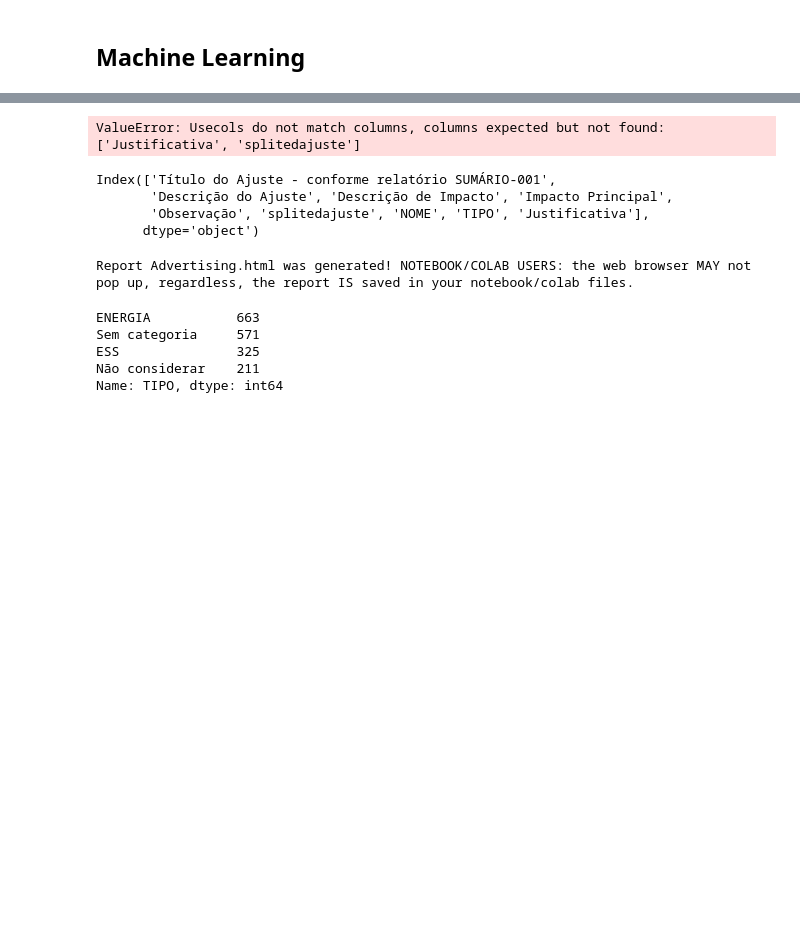
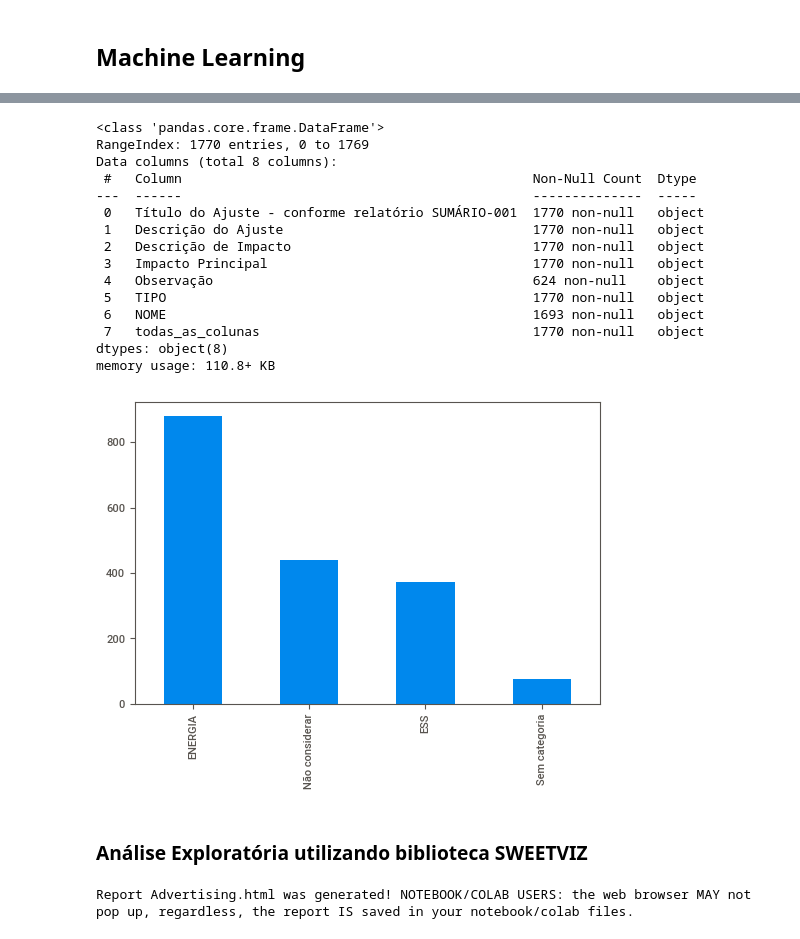
Before and after one commit to williamlapa/categorizar_ccee, a Jupyter notebook: William_categorizar.ipynb, the cells around one changed output, grey strips where cells are left out. Saved outputs shown, nothing was run; the diff lists cells and outputs as text; code cells hidden in the pictures; blank space fills up the shorter version.

```diff
--- a/William_categorizar.ipynb
+++ b/William_categorizar.ipynb
@@ -22,15 +33,42 @@ df.head()
-# %%
-df = pd.read_excel('saidamerged.xlsx', usecols=['Título do Ajuste - conforme relatório SUMÁRIO-001',
-       'Descrição do Ajuste', 'Descrição de Impacto', 'Impacto Principal',
-       'Observação', 'splitedajuste', 'NOME', 'TIPO', 'Justificativa'])
-df.head()
-# %% [output]
-ValueError: Usecols do not match columns, columns expected but not found: ['Justificativa', 'splitedajuste']
-# %%
-df.columns
-# %% [output]
-Index(['Título do Ajuste - conforme relatório SUMÁRIO-001',
-       'Descrição do Ajuste', 'Descrição de Impacto', 'Impacto Principal',
-       'Observação', 'splitedajuste', 'NOME', 'TIPO', 'Justificativa'],
-      dtype='object')
+# %%
+# Importando arquivo "saidamerged.xlsx"
+merged = pd.read_excel('saidamerged.xlsx', usecols=['Título do Ajuste - conforme relatório SUMÁRIO-001',
+       'Descrição do Ajuste', 'Descrição de Impacto', 'Impacto Principal',
+       'Observação', 'NOME', 'TIPO'])
+
+# Plotando os principais tipos de categoria para análise de balanceamento
+merged['TIPO'].value_counts().plot(kind='bar')
+
+# Substituindo o NaN pelo " " a fim de poder usar a a biblioteca TfidfVectorizer
+merged['TIPO'].fillna('Sem categoria', inplace=True)
+merged['Título do Ajuste - conforme relatório SUMÁRIO-001'].fillna('', inplace=True)
+merged['Descrição do Ajuste'].fillna('', inplace=True)
+merged['Descrição de Impacto'].fillna('', inplace=True)
+merged['Impacto Principal'].fillna('', inplace=True)
+
+# cria novas colunas concatenando todas colunas de texto do Dataframe
+# Esta é a coluna da variável X (INDEPENDENTE)
+merged['todas_as_colunas']=merged['Título do Ajuste - conforme relatório SUMÁRIO-001']+merged['Descrição do Ajuste']+merged['Descrição de Impacto']+merged['Impacto Principal']
+
+# Mostrando o Dataset final
+merged.info()
+# %% [output]
+<class 'pandas.core.frame.DataFrame'>
+RangeIndex: 1770 entries, 0 to 1769
+Data columns (total 8 columns):
+ #   Column                                             Non-Null Count  Dtype
+---  ------                                             --------------  -----
+ 0   Título do Ajuste - conforme relatório SUMÁRIO-001  1770 non-null   object
+ 1   Descrição do Ajuste                                1770 non-null   object
+ 2   Descrição de Impacto                               1770 non-null   object
+ 3   Impacto Principal                                  1770 non-null   object
+ 4   Observação                                         624 non-null    object
+ 5   TIPO                                               1770 non-null   object
+ 6   NOME                                               1693 non-null   object
+ 7   todas_as_colunas                                   1770 non-null   object
+dtypes: object(8)
+memory usage: 110.8+ KB
+[figure, added]
+# %% [markdown]
+### Análise Exploratória utilizando biblioteca SWEETVIZ
 # %%
@@ -42,11 +78,3 @@ advert_report = sv.analyze(df)
 advert_report.show_html('Advertising.html')
 # %% [output]
 Report Advertising.html was generated! NOTEBOOK/COLAB USERS: the web browser MAY not pop up, regardless, the report IS saved in your notebook/colab files.
-# %%
-df.TIPO.value_counts()
-# %% [output]
-ENERGIA           663
-Sem categoria     571
-ESS               325
-Não considerar    211
-Name: TIPO, dtype: int64
```
Also changed, not shown: parts of 26 cells of this notebook, 2 other files.
